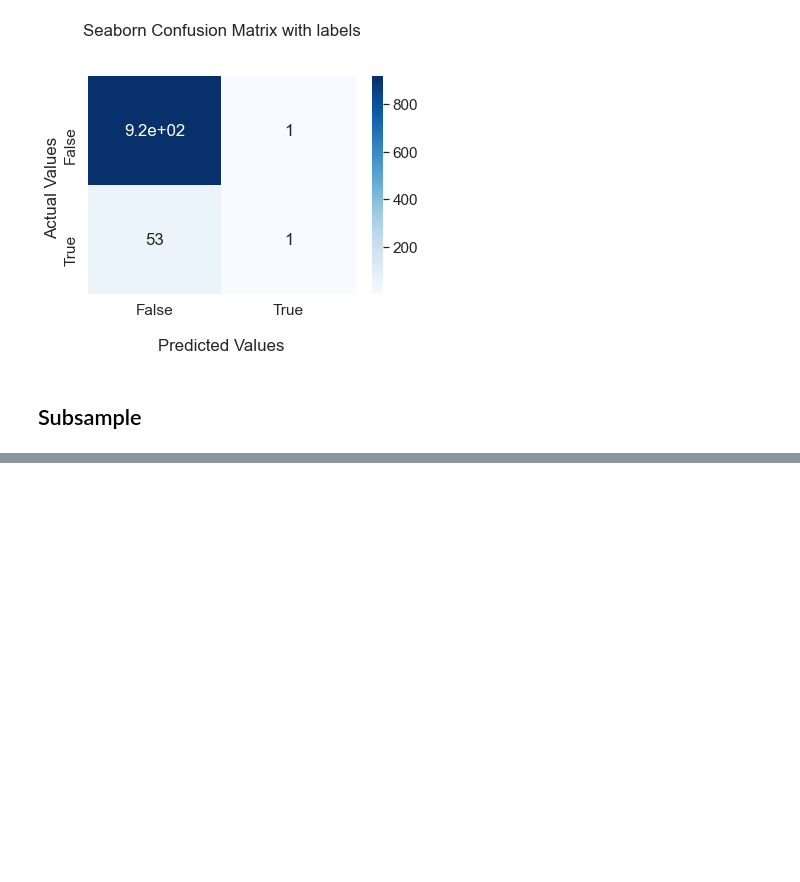
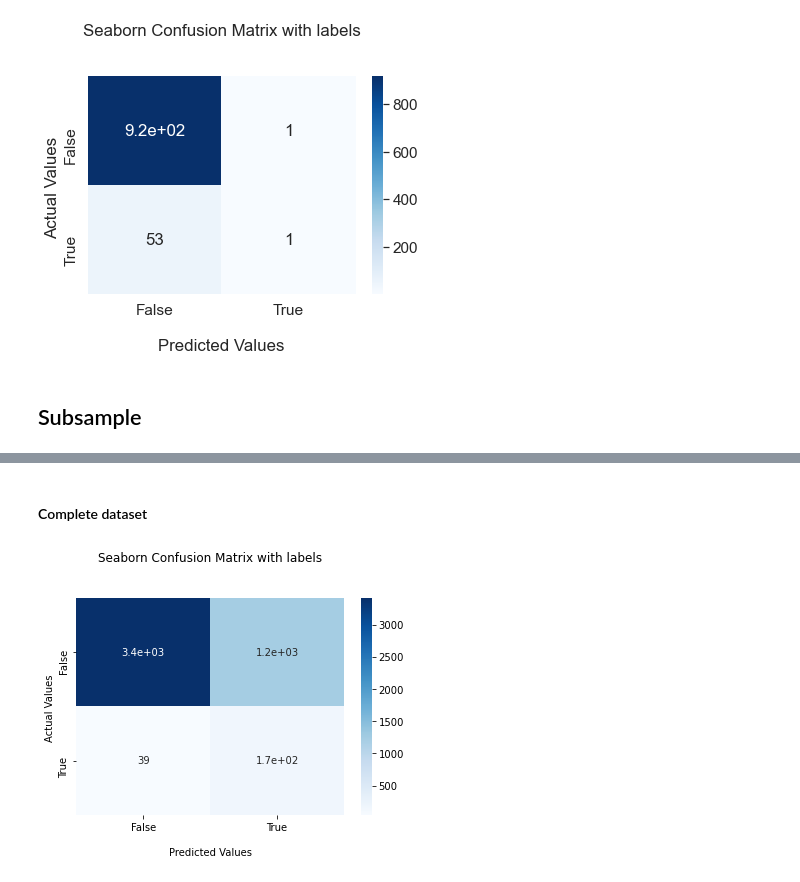
Before and after one commit to Mausoleoo/Stroke_Prediction, a Jupyter notebook: Model Building.ipynb, the cells around one changed output, grey strips where cells are left out. Cells and saved outputs as stored; diff of their text form; code cells hidden in the pictures; blank space fills up the shorter version.

```diff
--- a/Model Building.ipynb
+++ b/Model Building.ipynb
@@ -448,0 +508,8 @@ NameError: name 'new_df' is not defined
+# %% [markdown]
+#### Complete dataset
+# %%
+ypred_LR_all = gs.best_estimator_.predict(X_real)
+# %%
+confmat(y_real, ypred_LR_all)
+# %% [output]
+[figure, added]
```
Also changed, not shown: parts of 38 cells of this notebook, 1 other file.
